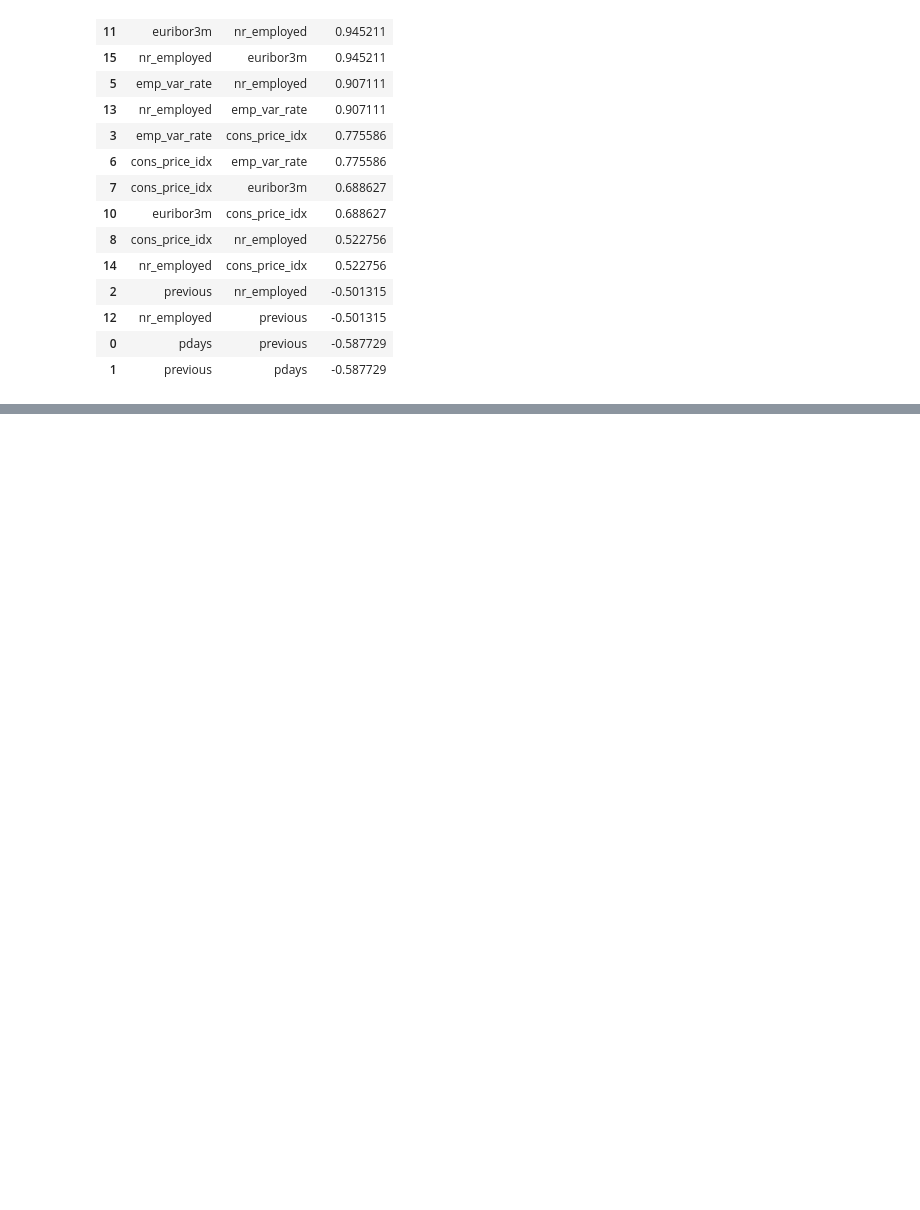
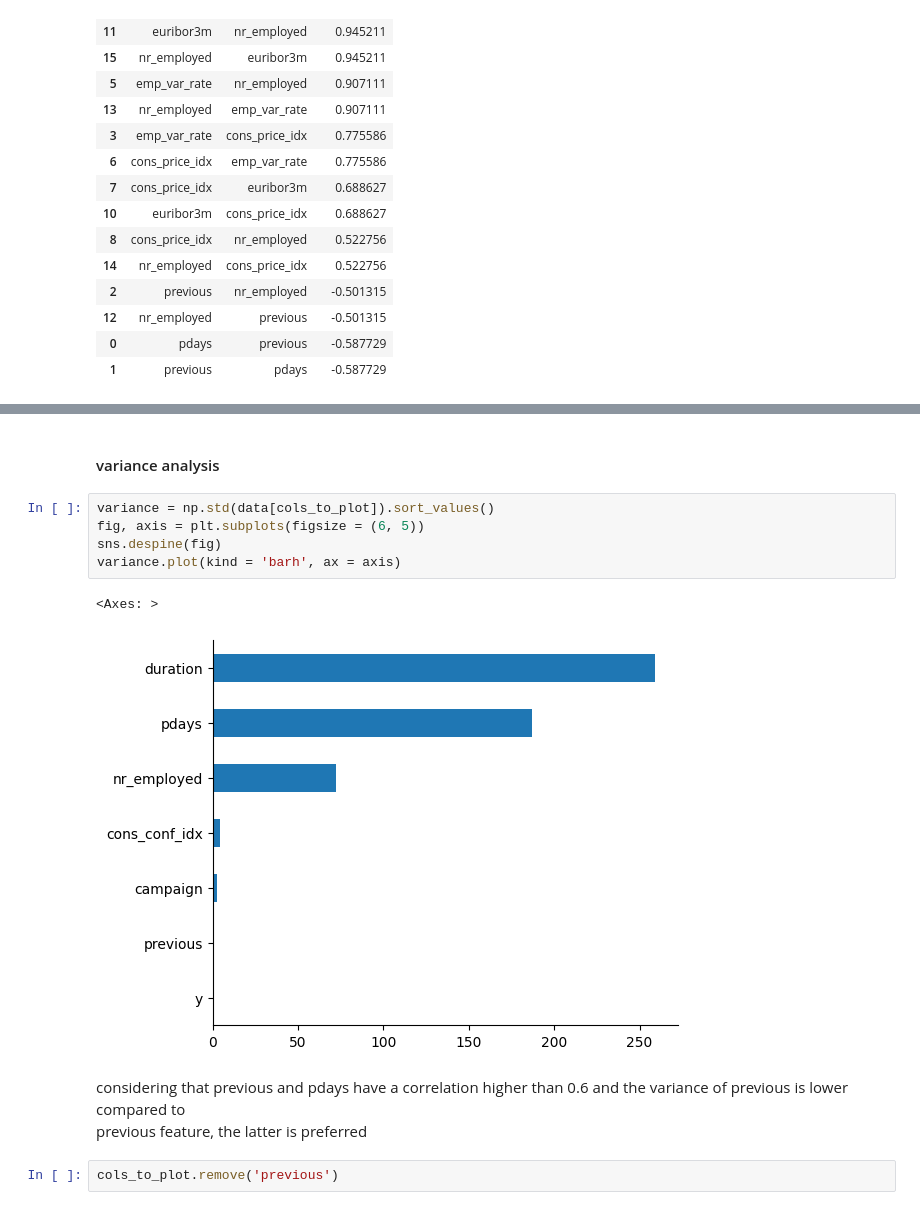
Before and after one commit to scardenasc22/STDS-at3, a Jupyter notebook: classification_model.ipynb, the cells around one changed output, grey strips where cells are left out. Saved outputs shown, nothing was run; the diff lists cells and outputs as text; blank space fills up the shorter version.

```diff
--- a/classification_model.ipynb
+++ b/classification_model.ipynb
@@ -229,0 +242,15 @@ filtered_corr_pairs
+# %% [markdown]
+#### variance analysis
+# %%
+variance = np.std(data[cols_to_plot]).sort_values()
+fig, axis = plt.subplots(figsize = (6, 5))
+sns.despine(fig)
+variance.plot(kind = 'barh', ax = axis)
+# %% [output]
+<Axes: >
+[figure, added]
+# %% [markdown]
+considering that previous and pdays have a correlation higher than 0.6 and the variance of previous is lower compared to <br>
+previous feature, the latter is preferred
+# %%
+cols_to_plot.remove('previous')
```
Also changed, not shown: parts of 5 cells of this notebook.
